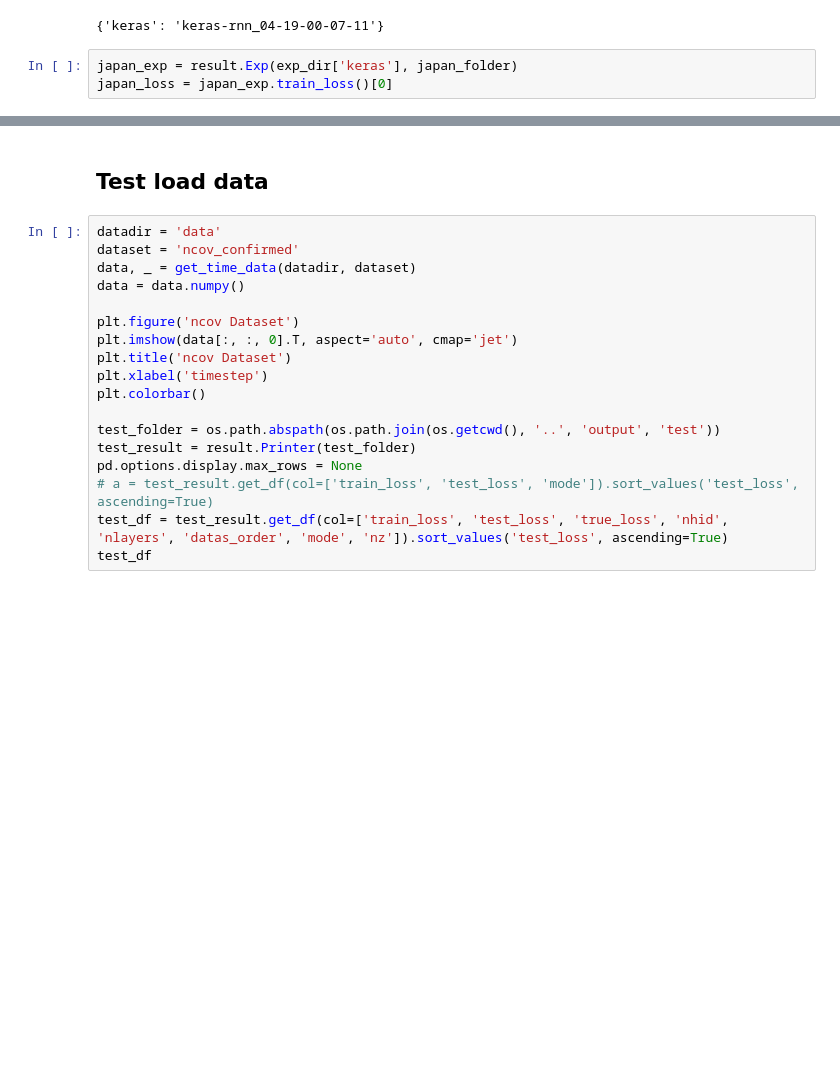
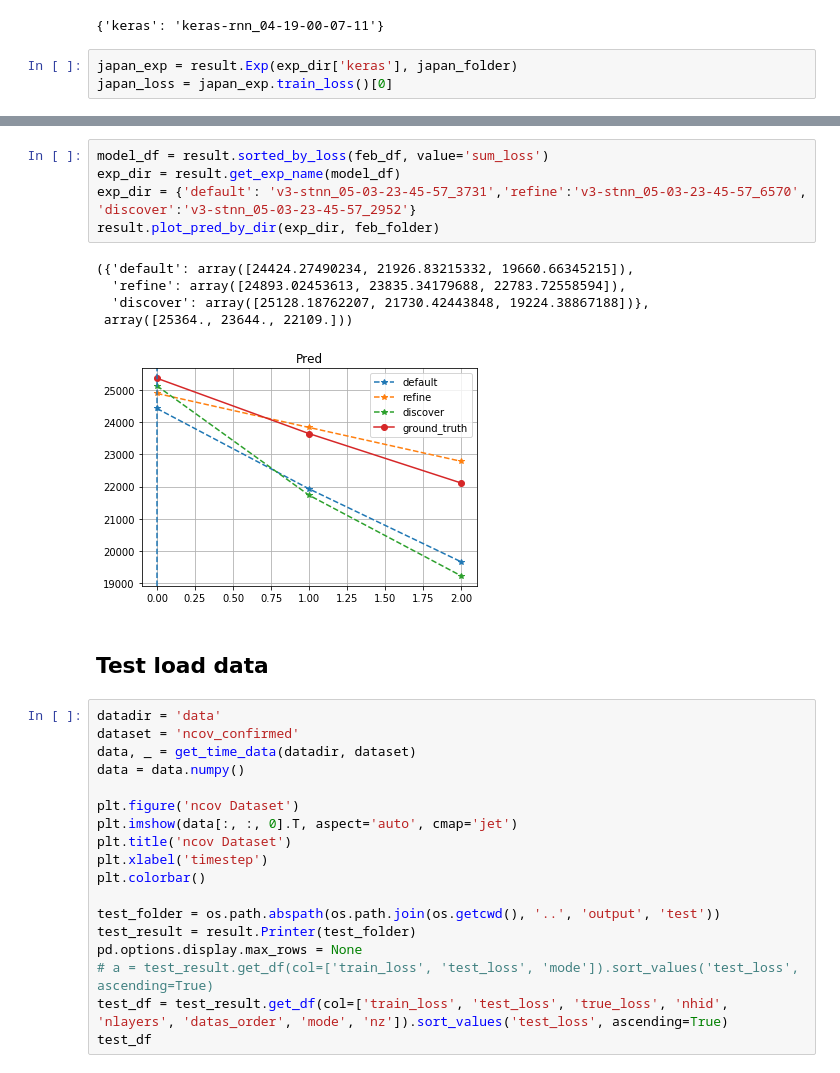
Before and after one commit to wtding1998/RNN_nCov, a Jupyter notebook: disease_analysis.ipynb, the cells around one changed output, grey strips where cells are left out. Cells and saved outputs as stored; diff of their text form; blank space fills up the shorter version.

```diff
--- a/disease_analysis.ipynb
+++ b/disease_analysis.ipynb
@@ -491,3 +478,14 @@ exp_dir
+# %%
+model_df = result.sorted_by_loss(feb_df, value='sum_loss')
+exp_dir = result.get_exp_name(model_df)
+exp_dir = {'default': 'v3-stnn_05-03-23-45-57_3731','refine':'v3-stnn_05-03-23-45-57_6570',  'discover':'v3-stnn_05-03-23-45-57_2952'}
+result.plot_pred_by_dir(exp_dir, feb_folder)
+# %% [output]
+({'default': array([24424.27490234, 21926.83215332, 19660.66345215]),
+  'refine': array([24893.02453613, 23835.34179688, 22783.72558594]),
+  'discover': array([25128.18762207, 21730.42443848, 19224.38867188])},
+ array([25364., 23644., 22109.]))
+[figure, added]
 # %% [markdown]
 ## Test load data
 # %%
```
Also changed, not shown: parts of 6 cells of this notebook, 7 other files.
